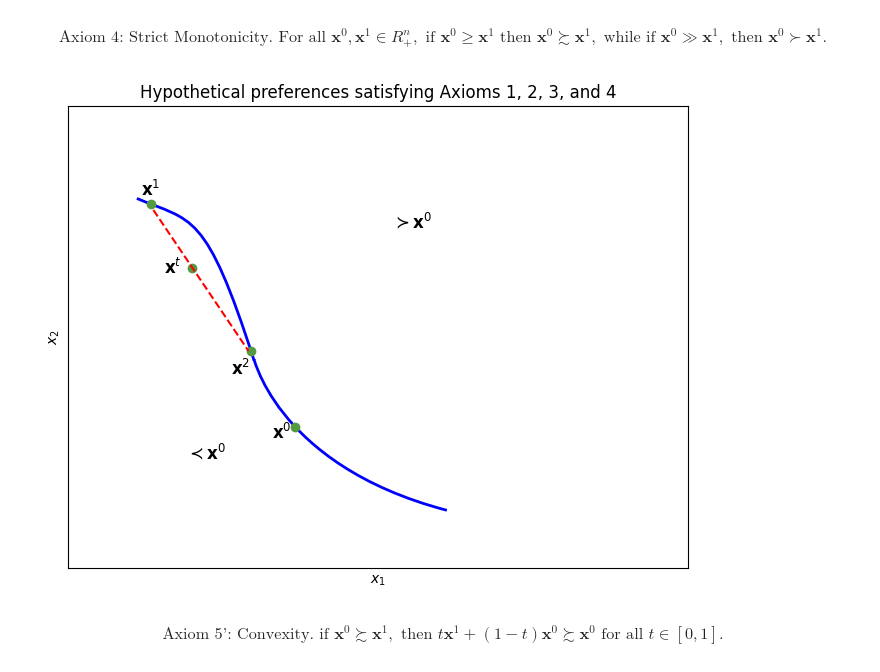
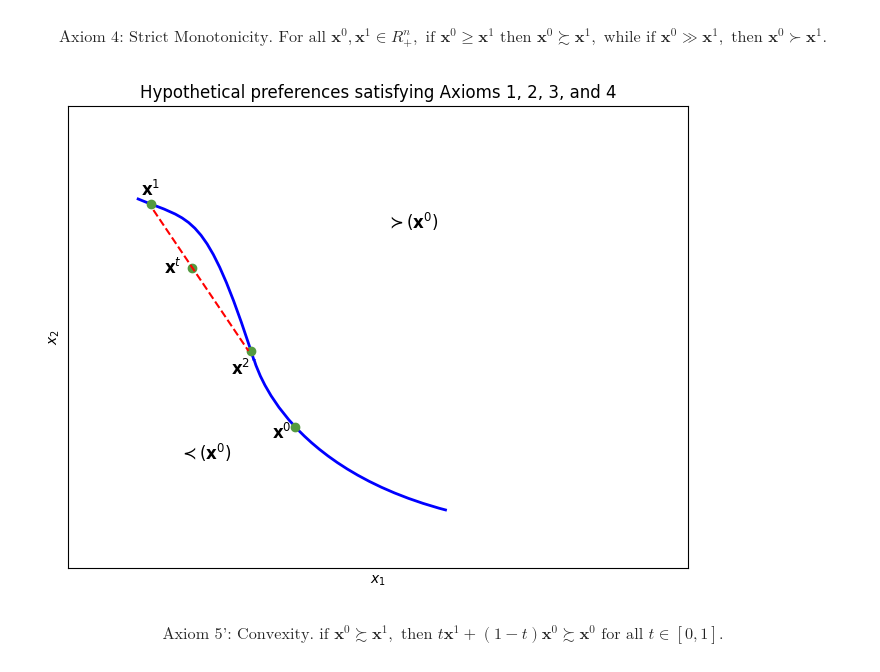
Before and after one commit to mjavadg/Advanced-Microeconomics_Fall2024, a Jupyter notebook: 9th session rational axioms part 3.ipynb.ipynb, the cells around one changed output. Saved outputs shown, nothing was run; the diff lists cells and outputs as text; code cells hidden in the pictures.

```diff
--- a/9th session rational axioms part 3.ipynb.ipynb
+++ b/9th session rational axioms part 3.ipynb.ipynb
@@ -468,37 +456,36 @@ path_gap = Path(vertices1, codes[:4])
 gap_patch = PathPatch(path_gap, facecolor='none', lw=2, edgecolor='blue', linestyle='-')
 
 path_lines = Path(vertices_line1, codes[4:])
 lines_patch = PathPatch(path_lines, facecolor='none', lw=2, edgecolor='blue')
 
 fig, ax = plt.subplots(figsize=(8, 6))
 
 ax.add_patch(gap_patch)
 ax.add_patch(lines_patch)
 
-# Scatter points and annotations
 plt.scatter(0.83, 8.88, color='#549A40')
 plt.annotate(r'$\mathbf{x}^2$', (0.75, 8.55), textcoords="offset points", xytext=(0,10), ha='center', fontsize=12, color='black')
 plt.scatter(0.1, 10.15, color='#549A40')
 plt.annotate(r'$\mathbf{x}^1$', (0.1, 10.1), textcoords="offset points", xytext=(0,10), ha='center', fontsize=12, color='black')
 plt.scatter(1.15, 8.22, color='#549A40')
 plt.annotate(r'$\mathbf{x}^0$', (1.05, 8), textcoords="offset points", xytext=(0,10), ha='center', fontsize=12, color='black')
-plt.text(2, 10, r'$\succ \mathbf{x}^0$', fontsize=12, color='black', ha='center', va='center')
-plt.text(0.5, 8, r'$\prec \mathbf{x}^0$', fontsize=12, color='black', ha='center', va='center')
+plt.text(2, 10, r'$\succ (\mathbf{x}^0)$', fontsize=12, color='black', ha='center', va='center')
+plt.text(0.5, 8, r'$\prec (\mathbf{x}^0)$', fontsize=12, color='black', ha='center', va='center')
 
 plt.plot([0.12, 0.81], [10.1, 8.88], linestyle = '--', color = 'red')
 plt.scatter(0.4, 9.6, color='#549A40')
 plt.text(0.26, 9.6, r'$\mathbf{x}^t$', fontsize=12, color='black', ha='center', va='center')
 
 plt.xticks([])
 plt.yticks([])
 ax.set_xlim(-0.5, 4)
 ax.set_ylim(7, 11)
 ax.set_xlabel('$x_1$')
 ax.set_ylabel('$x_2$')
 ax.set_title("Hypothetical preferences satisfying Axioms 1, 2, 3, and 4")
 plt.show()
 # %% [output]
-[figure, old version]
+[figure, new version]
 # %% [markdown]
 $$
 \text{Axiom 5': Convexity. if } \mathbf{x}^0 \succsim \mathbf{x}^1, \text{ then } t\mathbf{x}^1 + (1 - t)\mathbf{x}^0 \succsim \mathbf{x}^0 \text{ for all } t \in [0, 1].
```
Also changed, not shown: parts of 6 cells of this notebook.
